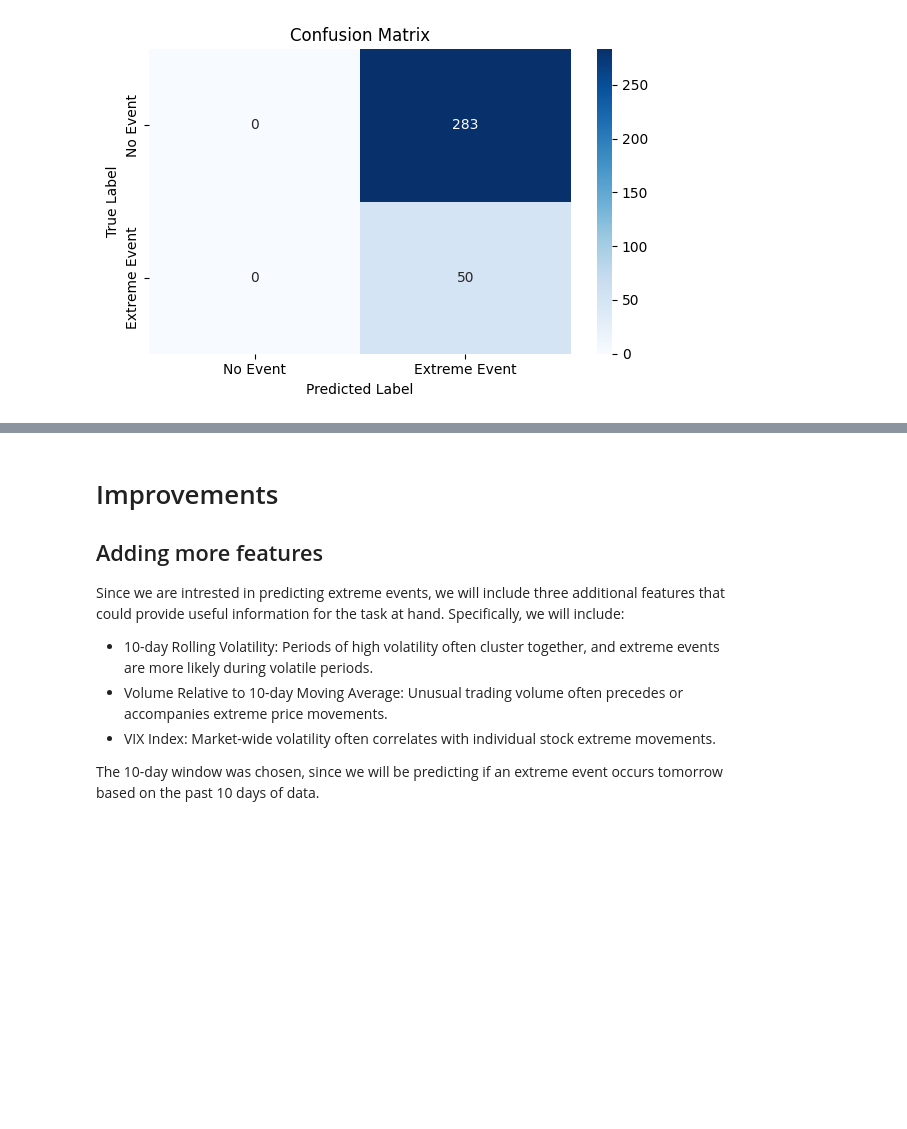
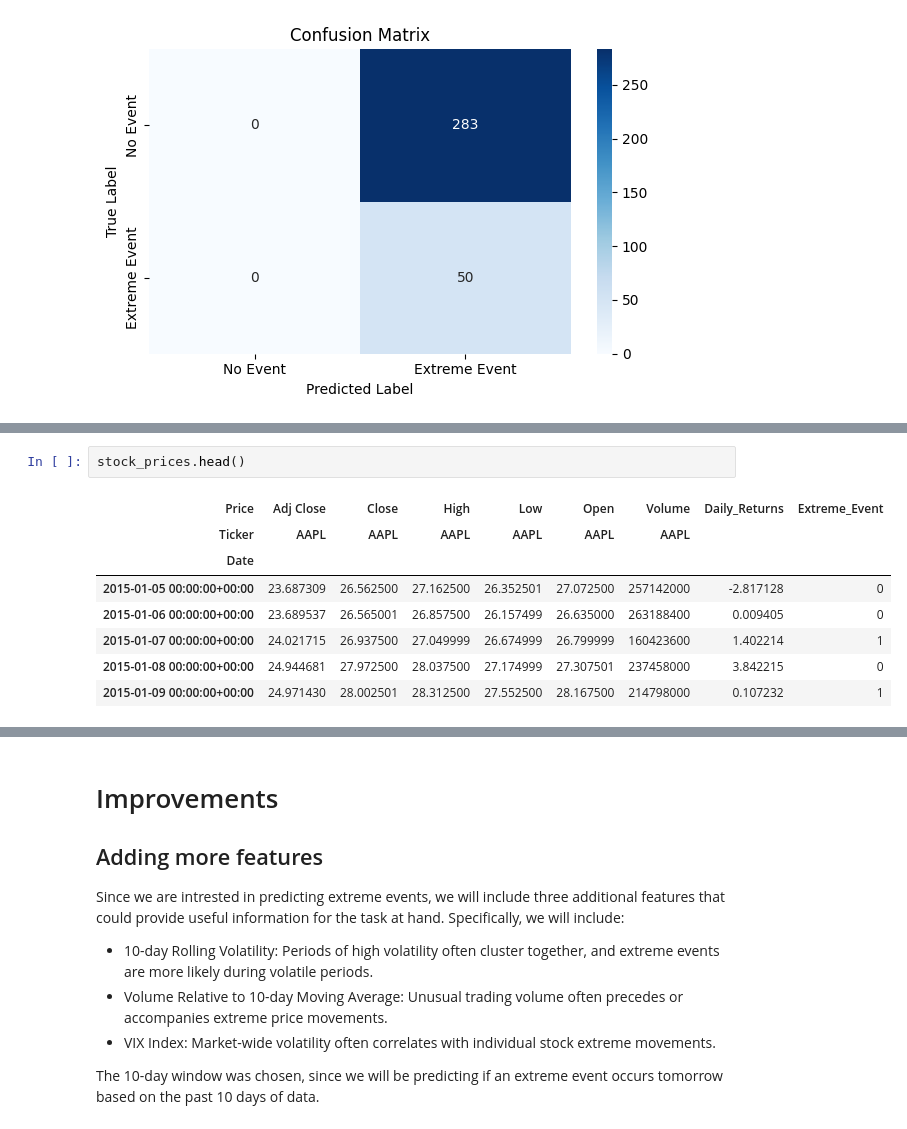
Before and after one commit to nmourdo/extreme_event_prediction, a Jupyter notebook: report.ipynb, the cells around one changed output, grey strips where cells are left out. Cells and saved outputs as stored; diff of their text form; blank space fills up the shorter version.

```diff
--- a/report.ipynb
+++ b/report.ipynb
@@ -467,0 +418,11 @@ Achieving an Area Under the Curve (AUC) of 0.5 is not much better than random gu
+# %%
+stock_prices.head()
+# %% [output]
+| Price | Adj Close | Close | High | Low | Open | Volume | Daily_Returns | Extreme_Event |
+| Ticker | AAPL | AAPL | AAPL | AAPL | AAPL | AAPL |  |  |
+| Date |  |  |  |  |  |  |  |  |
+| 2015-01-05 00:00:00+00:00 | 23.687309 | 26.562500 | 27.162500 | 26.352501 | 27.072500 | 257142000 | -2.817128 | 0 |
+| 2015-01-06 00:00:00+00:00 | 23.689537 | 26.565001 | 26.857500 | 26.157499 | 26.635000 | 263188400 | 0.009405 | 0 |
+| 2015-01-07 00:00:00+00:00 | 24.021715 | 26.937500 | 27.049999 | 26.674999 | 26.799999 | 160423600 | 1.402214 | 1 |
+| 2015-01-08 00:00:00+00:00 | 24.944681 | 27.972500 | 28.037500 | 27.174999 | 27.307501 | 237458000 | 3.842215 | 0 |
+| 2015-01-09 00:00:00+00:00 | 24.971430 | 28.002501 | 28.312500 | 27.552500 | 28.167500 | 214798000 | 0.107232 | 1 |
```
Also changed, not shown: parts of 16 cells of this notebook, 5 other files.
